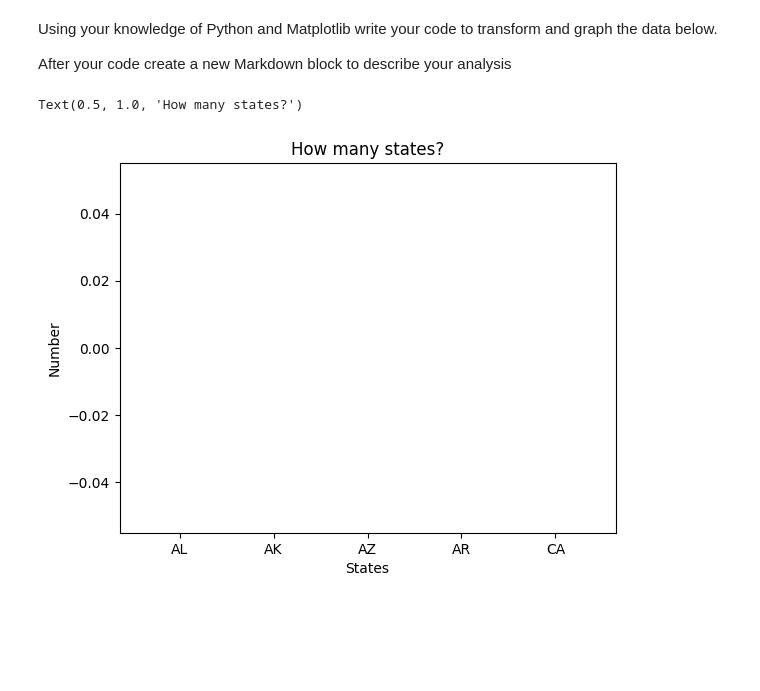
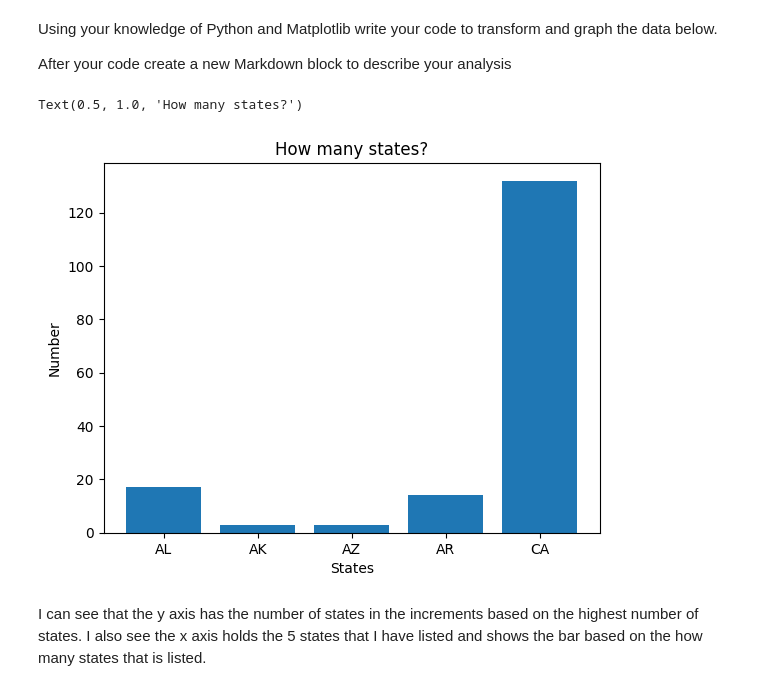
Before and after one commit to Djames16/Unit-2-Data-Science, a Jupyter notebook: file_operations.ipynb, the cells around one changed output. Drawn from its saved outputs; the diff is of its cells as text; code cells hidden in the pictures; blank space fills up the shorter version.

Commit message:
States

```diff
--- a/file_operations.ipynb
+++ b/file_operations.ipynb
@@ -49,19 +49,34 @@ After your code create a new Markdown block to describe your analysis
 # %%
 import matplotlib.pyplot as plt
 Text= open('states.txt')
 States=["AL", "AK","AZ","AR", "CA"]
 st_AL=0
+st_AK=0
+st_AZ=0
+st_AR=0
+st_CA=0
+
 for x in Text.readlines():
     if x == "AL\n":
         st_AL+=1
+    elif x == "AK\n":
+        st_AK+=1
+    elif x == "AZ\n":
+        st_AZ+=1
+    elif x == "AR\n":
+        st_AR+=1
+    elif x == "CA\n":
+        st_CA+=1
 
 
-height=[st_AL]
+height=[st_AL,st_AK,st_AR,st_AZ,st_CA]
 
 plt.bar(States,height)
 plt.xlabel("States")
 plt.ylabel("Number")
 plt.title("How many states?")
 # %% [output]
 Text(0.5, 1.0, 'How many states?')
-[figure, old version]
+[figure, new version]
+# %% [markdown]
+I can see that the y axis has the number of states in the increments based on the highest number of states. I also see the x axis holds the 5 states that I have listed and shows the bar based on the how many states that is listed.
```
